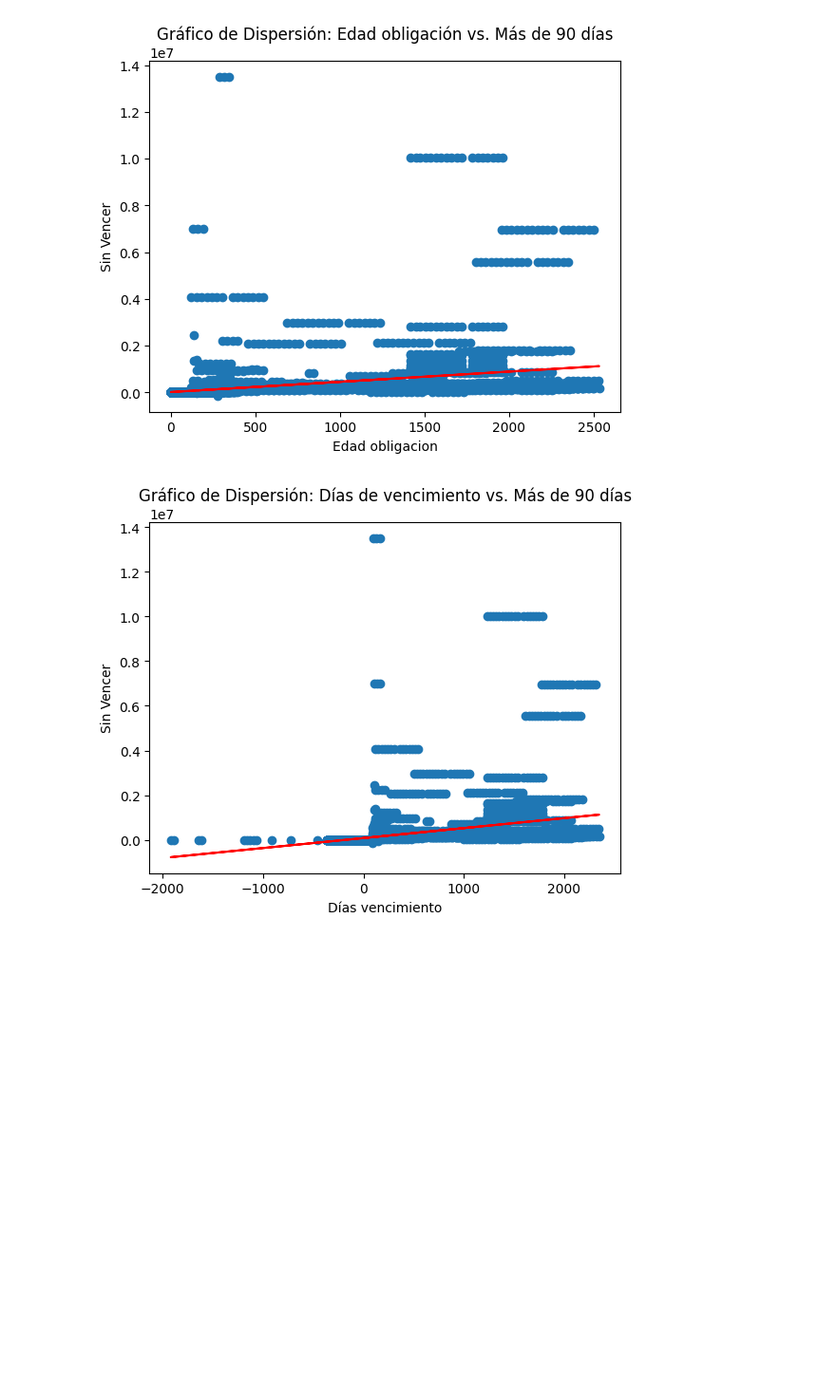
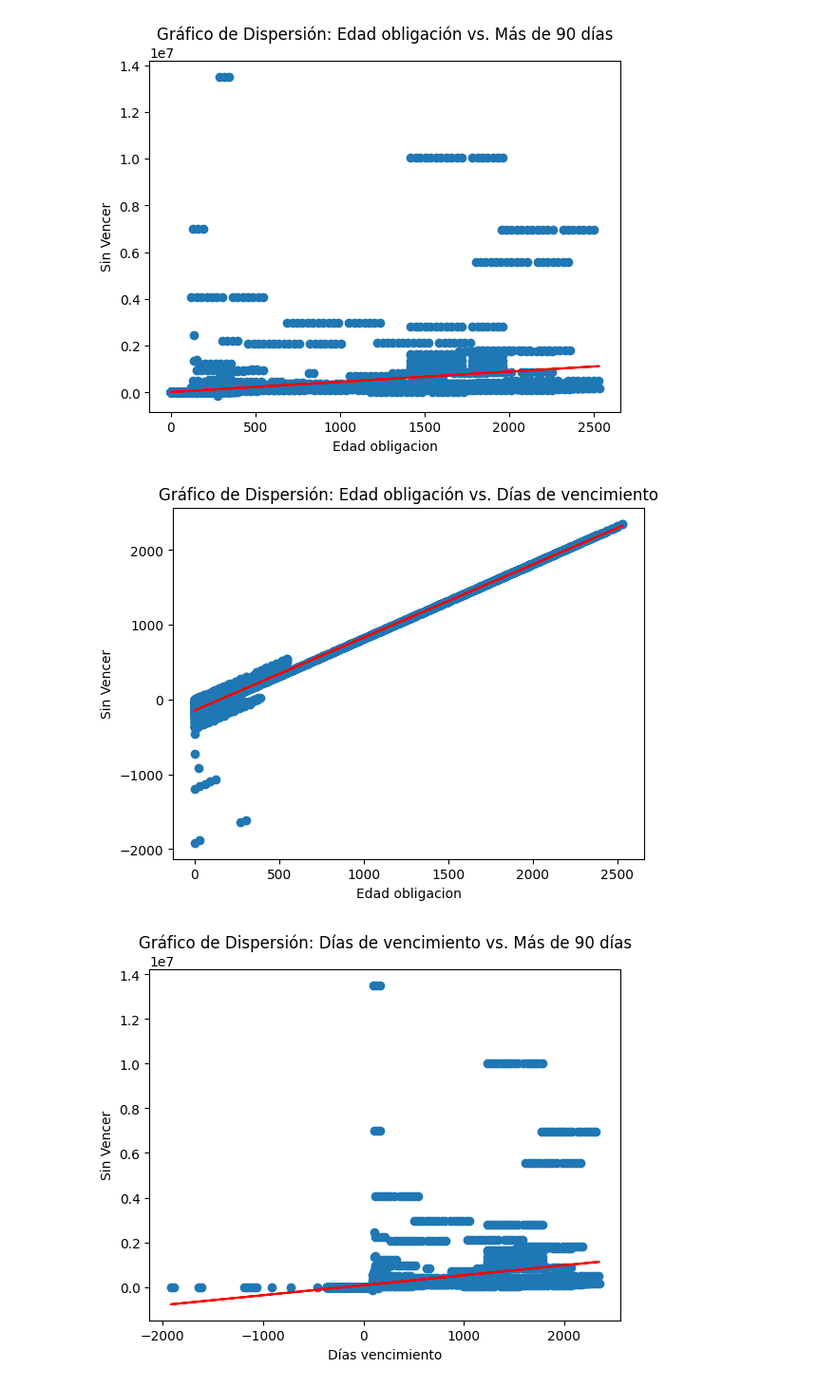
Before and after one commit to AlejoPerez98/AlejoPerez98-AnalisisExploratorio, a Jupyter notebook: Análisis multivariado.ipynb, the cells around one changed output. Shown at 95% size. Saved outputs shown, nothing was run; the diff lists cells and outputs as text; code cells hidden in the pictures; blank space fills up the shorter version.

```diff
--- a/Análisis multivariado.ipynb
+++ b/Análisis multivariado.ipynb
@@ -338,6 +338,25 @@ plt.plot(df['Edad_obligacion'], slope*df['Edad_obligacion']+intercept, color='re
 plt.show()
 # %% [output]
 [figure]
+# %%
+# Crear el gráfico de dispersión
+plt.scatter(df['Edad_obligacion'], df['dias_vcto'])
+
+# Agregar etiquetas a los ejes
+plt.xlabel('Edad obligacion')
+plt.ylabel('Sin Vencer')
+
+# Agregar un título al gráfico
+plt.title('Gráfico de Dispersión: Edad obligación vs. Días de vencimiento')
+
+from scipy.stats import linregress
+slope, intercept, r_value, p_value, std_err = linregress(df['Edad_obligacion'], df['dias_vcto'])
+plt.plot(df['Edad_obligacion'], slope*df['Edad_obligacion']+intercept, color='red')
+
+# Mostrar el gráfico
+plt.show()
+# %% [output]
+[figure, added]
 # %%
 # Crear el gráfico de dispersión
 plt.scatter(df['dias_vcto'], df['mas_de_90'])
```
Also changed, not shown: parts of 1 cell of this notebook.
